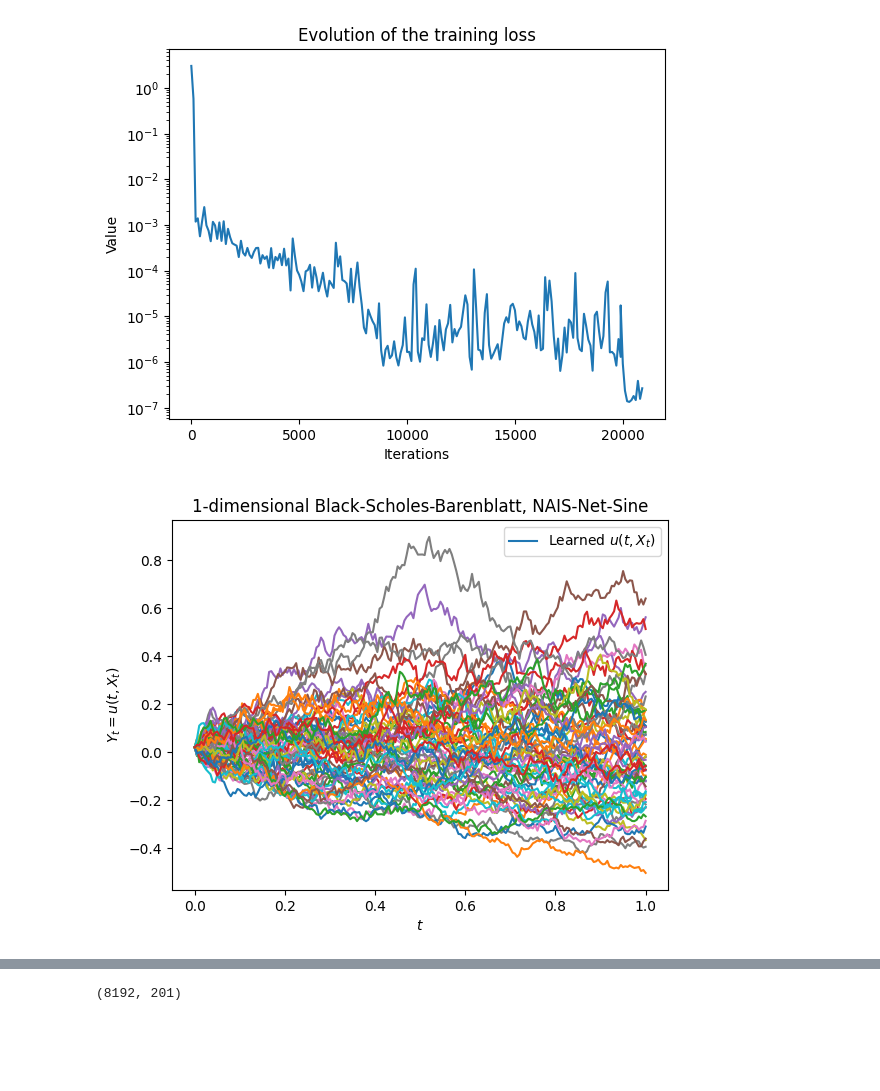
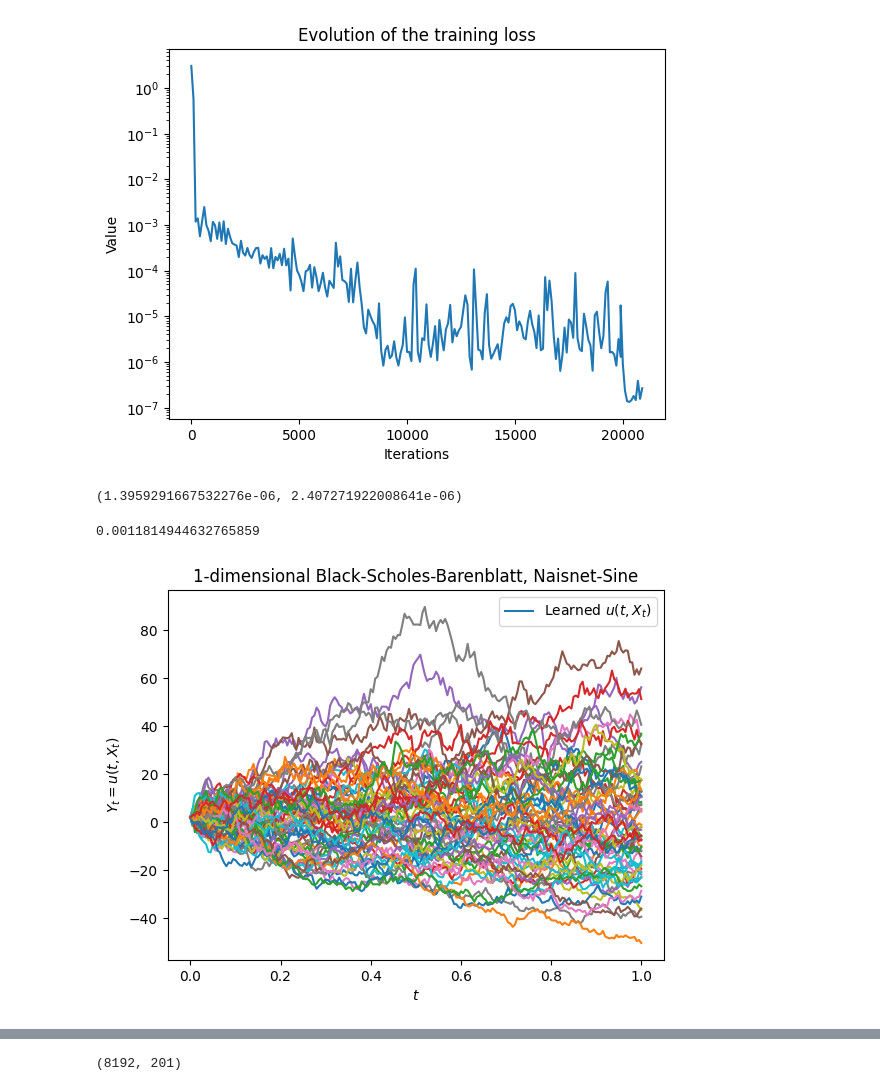
Before and after one commit to Aadhithya-06/Final-Year-Project, a Jupyter notebook: ForwardPricing1D.ipynb, the cells around one changed output, grey strips where cells are left out. Saved outputs shown, nothing was run; the diff lists cells and outputs as text; code cells hidden in the pictures; blank space fills up the shorter version.

```diff
--- a/ForwardPricing1D.ipynb
+++ b/ForwardPricing1D.ipynb
@@ -79,17 +106,26 @@ Text(0.5, 1.0, 'Evolution of the training loss')
+# %%
+errors = (Y_test[:500] - Y_pred[:500,:,0])**2
+errors.mean(), errors.std()
+# %% [output]
+(1.3959291667532276e-06, 2.407271922008641e-06)
+# %%
+np.sqrt(errors.mean())
+# %% [output]
+0.0011814944632765859
 # %%
 samples = 64
 
 plt.figure()
-plt.plot(t_test[0:1, :, 0].T, Y_pred[0:1, :, 0].T, label='Learned $u(t,X_t)$')
+plt.plot(t_test[0:1, :, 0].T, 100 * Y_pred[0:1, :, 0].T, label='Learned $u(t,X_t)$')
 
 
-plt.plot(t_test[1:samples, :, 0].T, Y_pred[1:samples, :, 0].T)
+plt.plot(t_test[1:samples, :, 0].T, 100 * Y_pred[1:samples, :, 0].T)
 
 plt.xlabel('$t$')
 plt.ylabel('$Y_t = u(t,X_t)$')
 plt.title(str(D) + '-dimensional Black-Scholes-Barenblatt, ' + model.mode + "-" + model.activation)
 plt.legend()
 
 plt.show()
 # %% [output]
-[figure, old version]
+[figure, new version]
```
Also changed, not shown: parts of 3 cells of this notebook, 14 other files.
